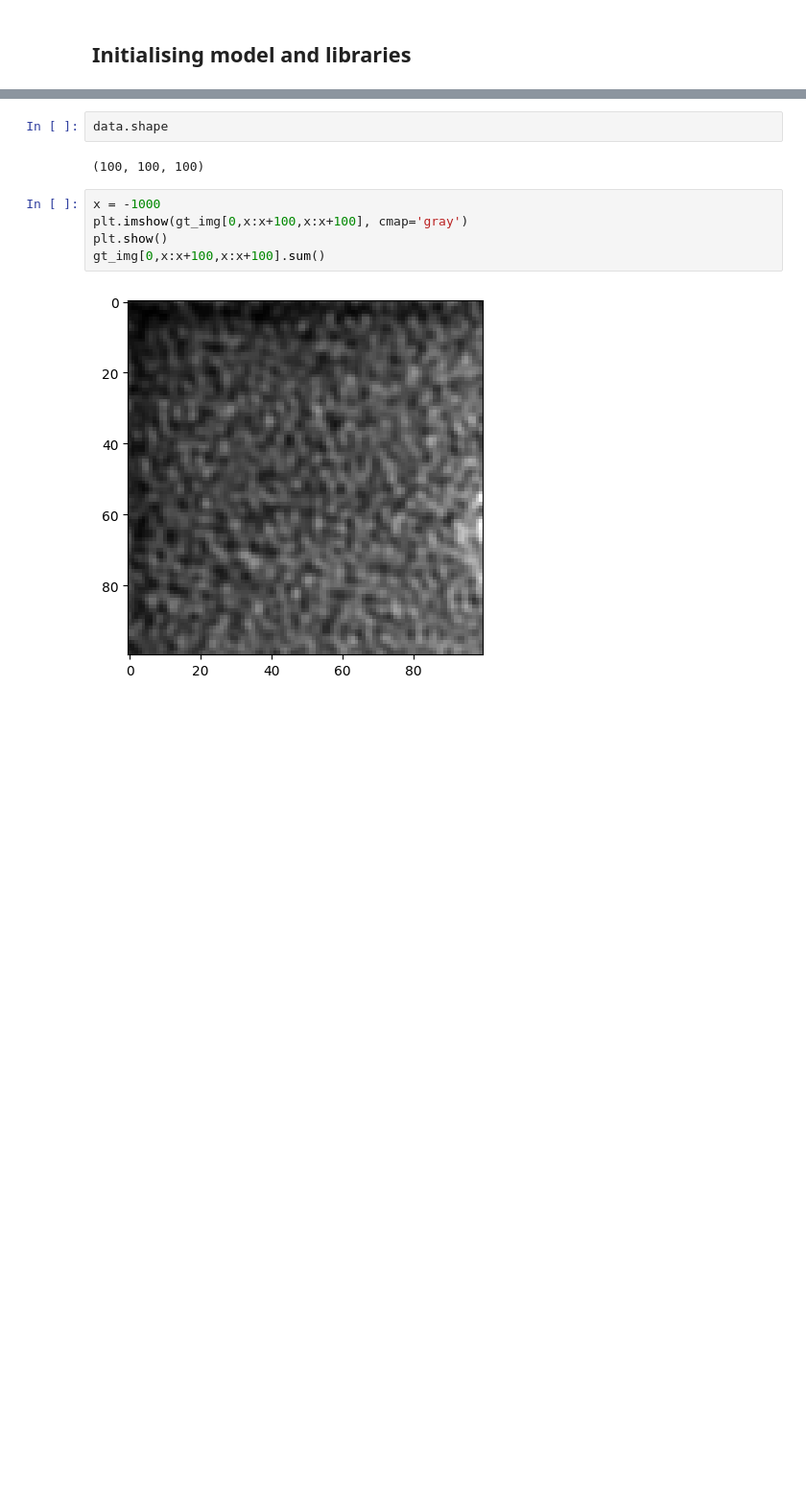
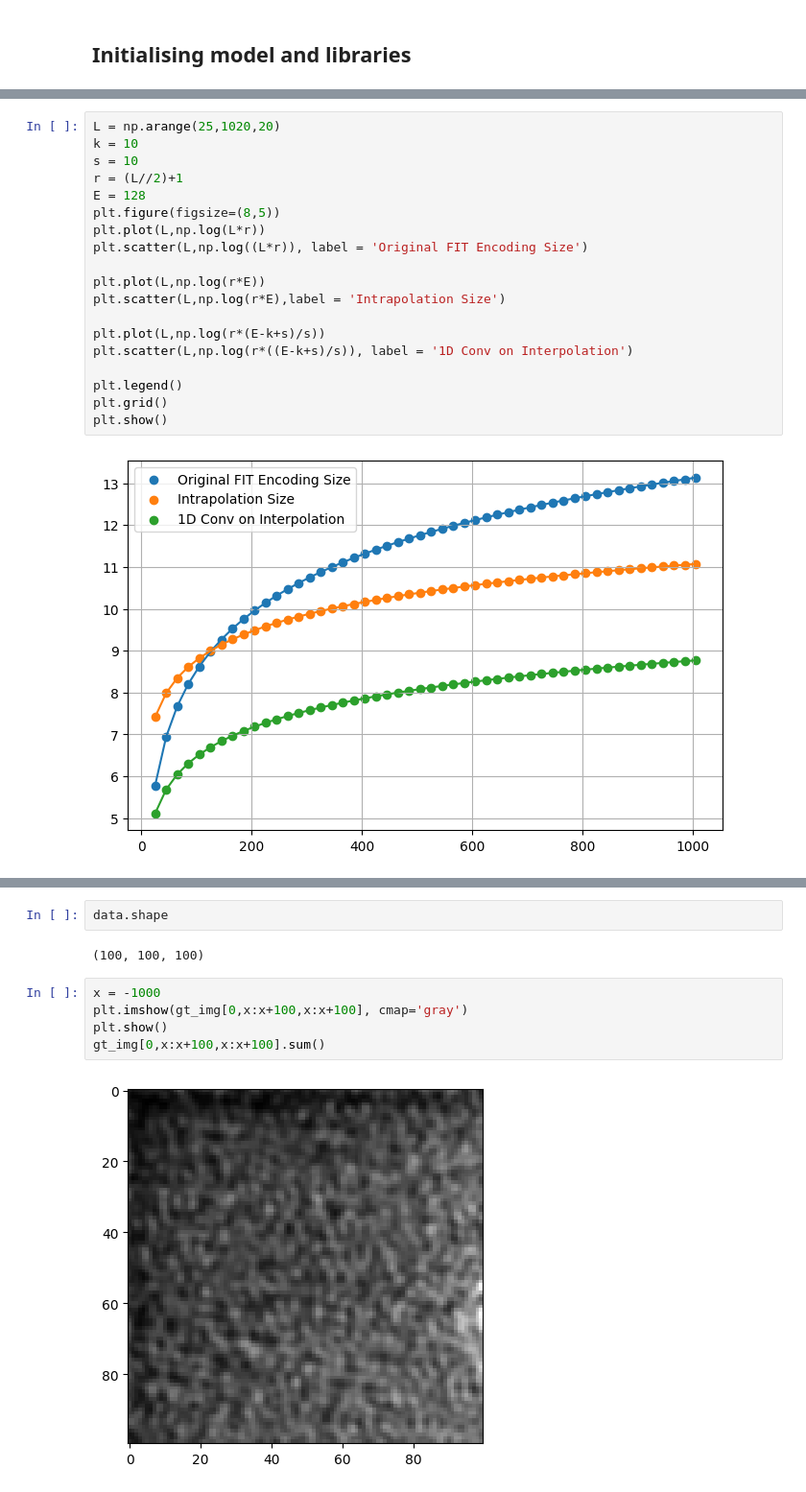
Before and after one commit to AmanKukde/FourierImageTransformer, a Jupyter notebook: Playground.ipynb, the cells around one changed output, grey strips where cells are left out. Shown at 96% size. Saved outputs shown, nothing was run; the diff lists cells and outputs as text; blank space fills up the shorter version.

```diff
--- a/Playground.ipynb
+++ b/Playground.ipynb
@@ -100,0 +167,21 @@ nan
+# %%
+L = np.arange(25,1020,20)
+k = 10
+s = 10
+r = (L//2)+1
+E = 128
+plt.figure(figsize=(8,5))
+plt.plot(L,np.log(L*r))
+plt.scatter(L,np.log((L*r)), label = 'Original FIT Encoding Size')
+
+plt.plot(L,np.log(r*E))
+plt.scatter(L,np.log(r*E),label = 'Intrapolation Size')
+
+plt.plot(L,np.log(r*(E-k+s)/s))
+plt.scatter(L,np.log(r*((E-k+s)/s)), label = '1D Conv on Interpolation')
+
+plt.legend()
+plt.grid()
+plt.show()
+# %% [output]
+[figure, added]
```
Also changed, not shown: parts of 19 cells of this notebook, 8 other files.
